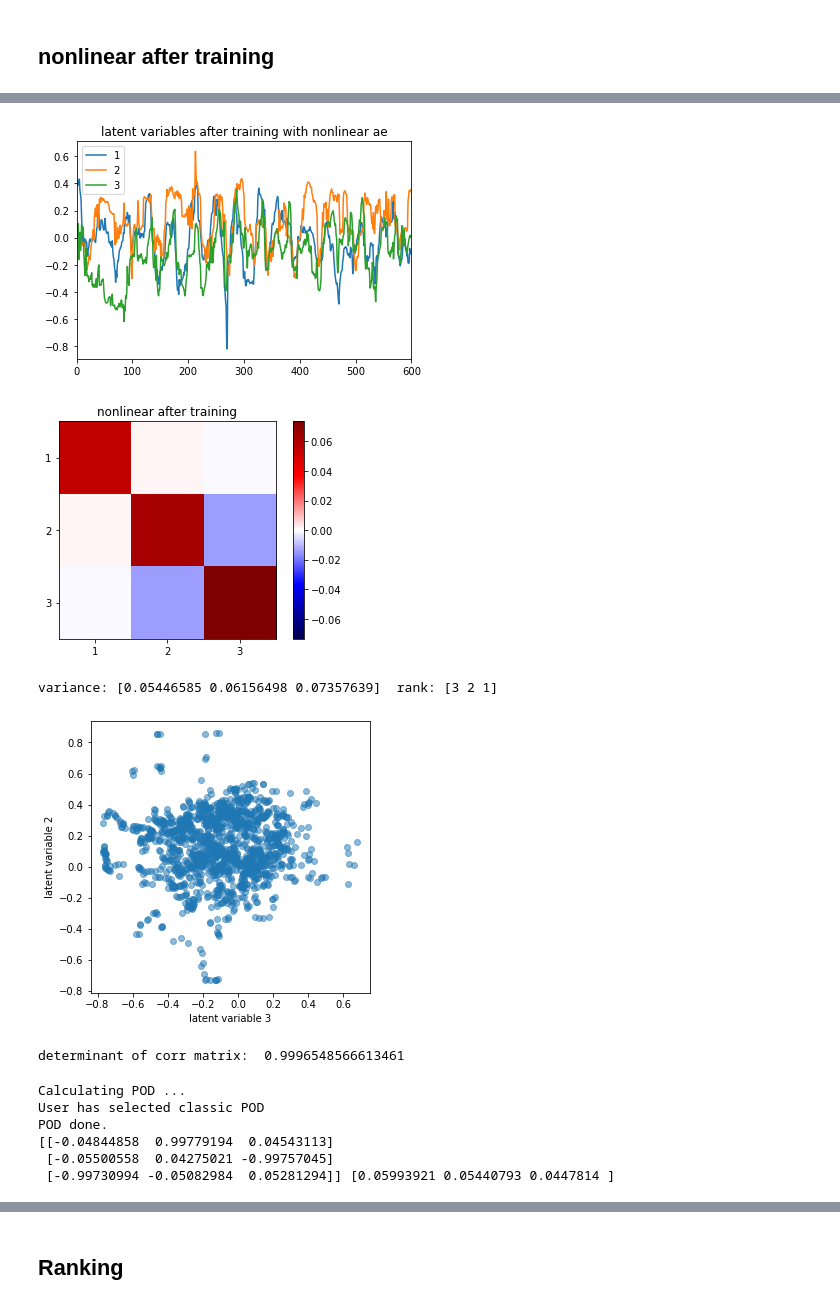
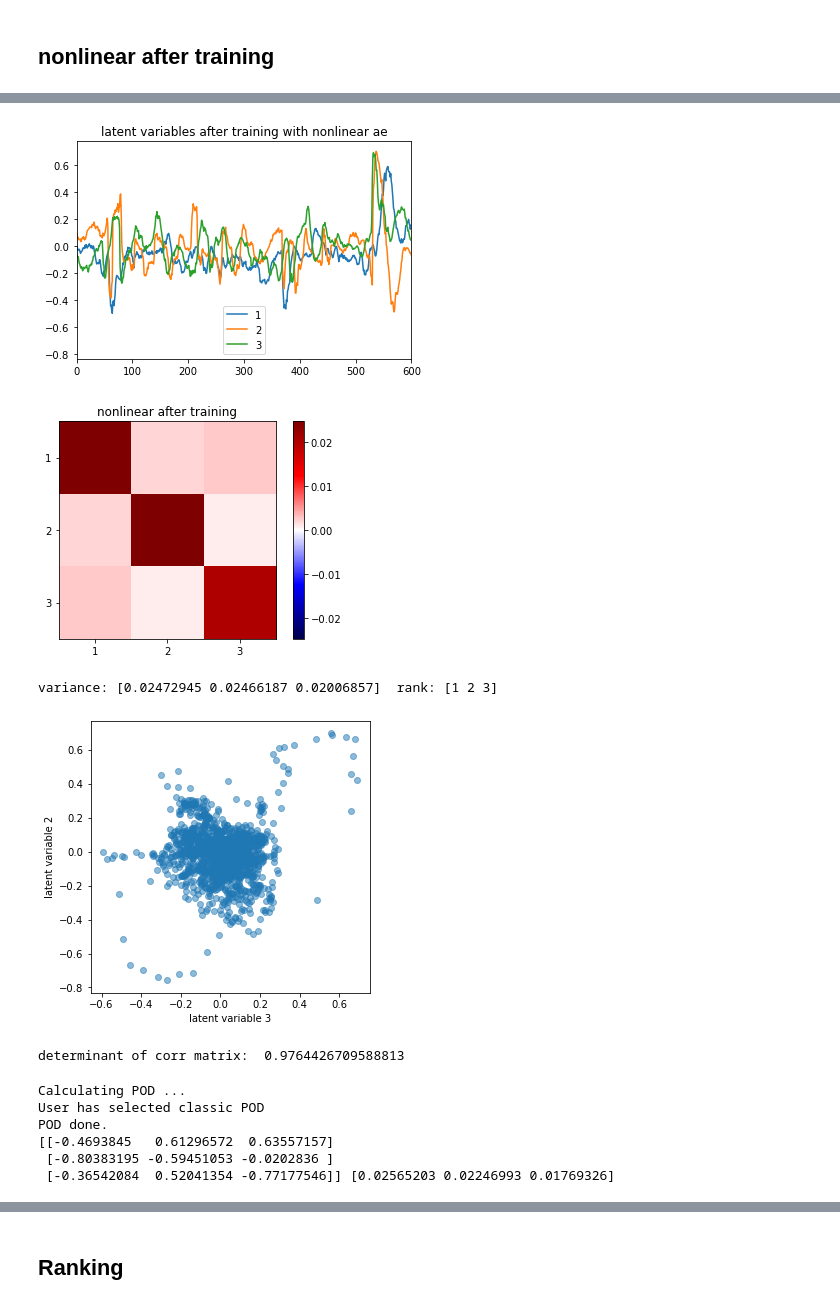
Before and after one commit to MagriLab/MD-CNN-AE, a Jupyter notebook: experiment.ipynb, the cells around one changed output, grey strips where cells are left out. Saved outputs shown, nothing was run; the diff lists cells and outputs as text; code cells hidden in the pictures.

```diff
--- a/experiment.ipynb
+++ b/experiment.ipynb
@@ -84,7 +84,7 @@ dt = 1.0/f_piv
 Nx = [Ny, Nz]
 # %%
 #============================= READ DATA FROM FILE ================================
-hf = h5py.File('./data/training_data_1.h5','r')
+hf = h5py.File('./data/training_data_unshuffle_1.h5','r')
 u_all = np.array(hf.get('u_all'))
 u_train = np.array(hf.get('u_train'))
 u_val = np.array(hf.get('u_val'))
@@ -217,7 +218,8 @@ total loss: 1.4355968236923218     mse loss: 1.4179753
 # %%
 plt.figure()
 for z in range(latent_dim):
-    plt.plot(latent_test[:,z],label=str(z+1))
+    # plt.plot(latent_test[:,z],label=str(z+1))
+    plt.plot(latent_train[:,z],label=str(z+1))
 plt.xlim([0,600])
 plt.title('latent variables')
 plt.legend()
@@ -559,13 +575,14 @@ total loss: 1.2146642208099365     mse loss: 1.1650822
 # %%
 plt.figure()
 for i in range(latent_dim):
-    plt.plot(latent_test_3[:,i],label=str(i+1))
+    # plt.plot(latent_test_3[:,i],label=str(i+1))
+    plt.plot(latent_train_3[:,i],label=str(i+1))
 plt.xlim([0,600])
 plt.title('latent variables after training with nonlinear ae')
 plt.legend()
 plt.show()
 # %% [output]
-[figure, old version]
+[figure, new version]
 # %%
 cov_3 = z.T@z/(z.shape[0]-1)
 # cov_3 = np.cov(z.T)
@@ -599,10 +616,10 @@ plt.show()
 det_3 = np.linalg.det(np.corrcoef(z.T))
 print('determinant of corr matrix: ',det_3)
 # %% [output]
-[figure, old version]
+[figure, new version]
-variance: [0.05446585 0.06156498 0.07357639]  rank: [3 2 1]
+variance: [0.02472945 0.02466187 0.02006857]  rank: [1 2 3]
-[figure, old version]
+[figure, new version]
-determinant of corr matrix:  0.9996548566613461
+determinant of corr matrix:  0.9764426709588813
 # %%
 pod_1 = md.POD(z.T,method='classic')
 m_1,lam_1 = pod_1.get_modes()
@@ -611,9 +628,9 @@ print(m_1,lam_1)
 Calculating POD ...
 User has selected classic POD
 POD done.
-[[-0.04844858  0.99779194  0.04543113]
- [-0.05500558  0.04275021 -0.99757045]
- [-0.99730994 -0.05082984  0.05281294]] [0.05993921 0.05440793 0.0447814 ]
+[[-0.4693845   0.61296572  0.63557157]
+ [-0.80383195 -0.59451053 -0.0202836 ]
+ [-0.36542084  0.52041354 -0.77177546]] [0.02565203 0.02246993 0.01769326]
 # %%
 fig,ax = plt.subplots(1,5,figsize=(12,2))
 fig.suptitle('nonlinear ae modes after training')
```
Also changed, not shown: parts of 23 cells of this notebook.
